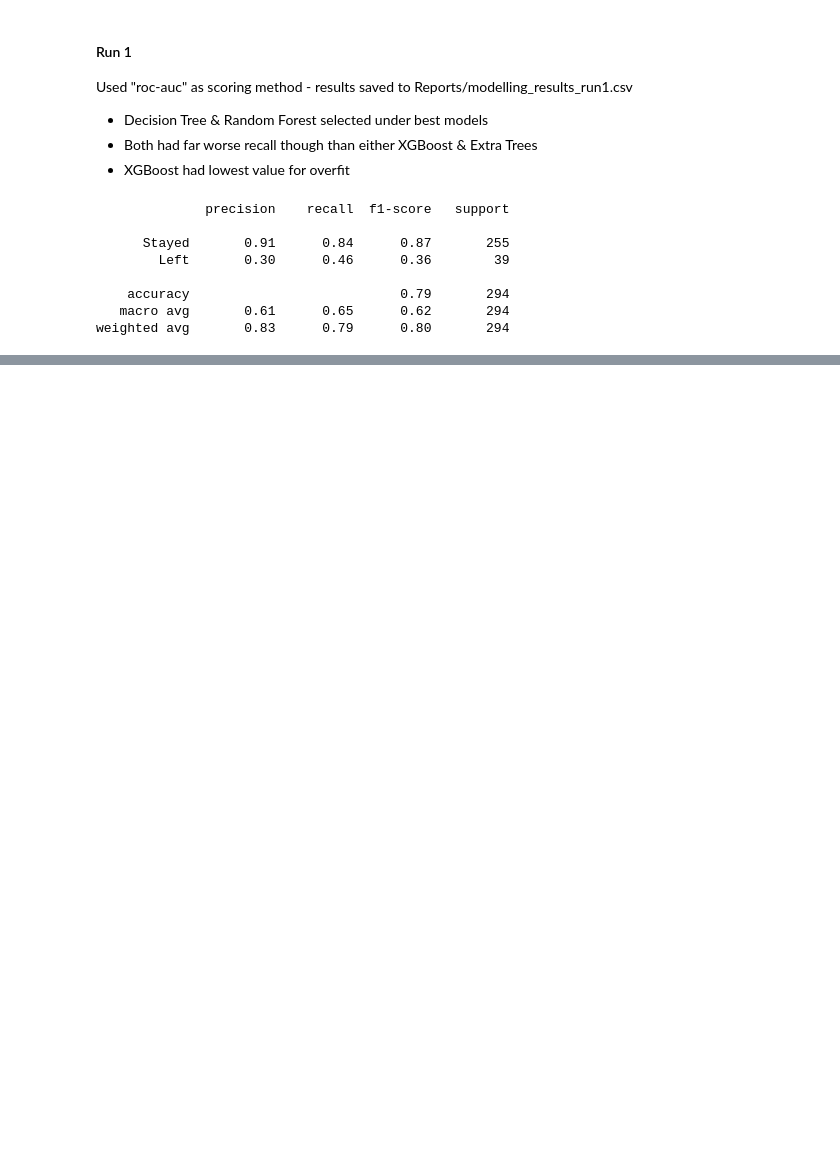
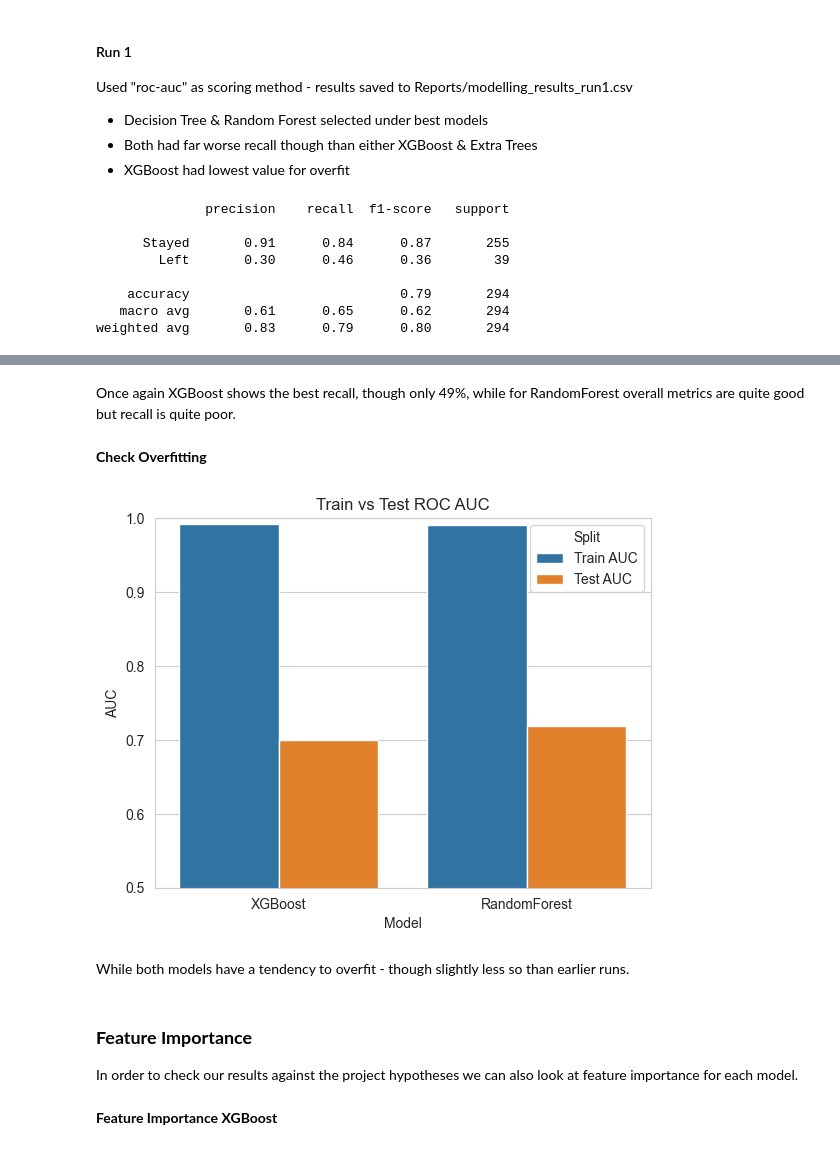
Before and after one commit to RanaAlaaTahon/employee-turnover-prediction, a Jupyter notebook: jupyter_notebooks/Modelling.ipynb, the cells around one changed output, grey strips where cells are left out. Cells and saved outputs as stored; diff of their text form; code cells hidden in the pictures; blank space fills up the shorter version.

```diff
--- a/jupyter_notebooks/Modelling.ipynb
+++ b/jupyter_notebooks/Modelling.ipynb
@@ -662,0 +973,25 @@ Used "F1" as scoring method - results saved to Reports/modelling_results_run2.cs
+# %% [markdown]
+Once again XGBoost shows the best recall, though only 49%, while for RandomForest overall metrics are quite good but recall is quite poor.
+# %% [markdown]
+**Check Overfitting**
+# %%
+plot_df = results_df.melt(
+    id_vars=["Model"],
+    value_vars=["Train AUC", "Test AUC"],
+    var_name="Split",
+    value_name="AUC"
+)
+
+sns.barplot(data=plot_df, x="Model", y="AUC", hue="Split")
+plt.title("Train vs Test ROC AUC")
+plt.ylim(0.5, 1.0)
+plt.show()
+# %% [output]
+[figure, added]
+# %% [markdown]
+While both models have a tendency to overfit - though slightly less so than earlier runs.
+# %% [markdown]
+### **Feature Importance**
+In order to check our results against the project hypotheses we can also look at feature importance for each model.
+# %% [markdown]
+**Feature Importance XGBoost**
```
Also changed, not shown: parts of 40 cells of this notebook, 6 other files.
